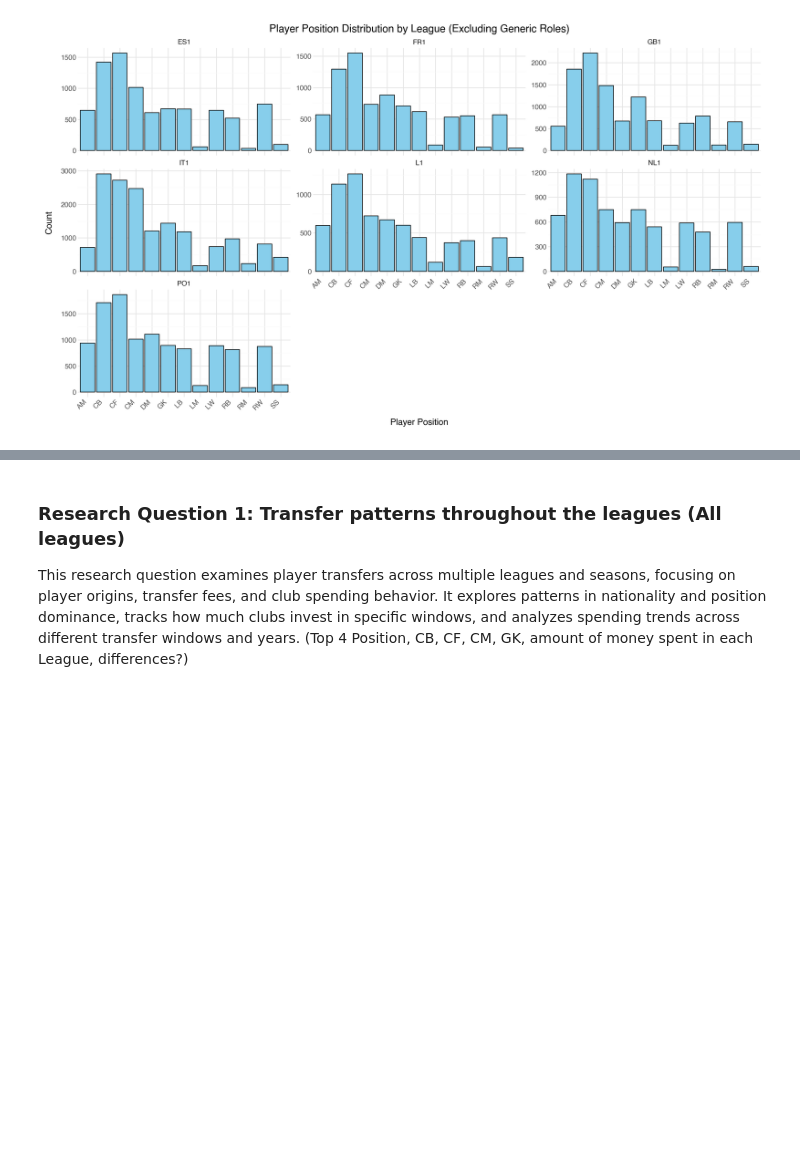
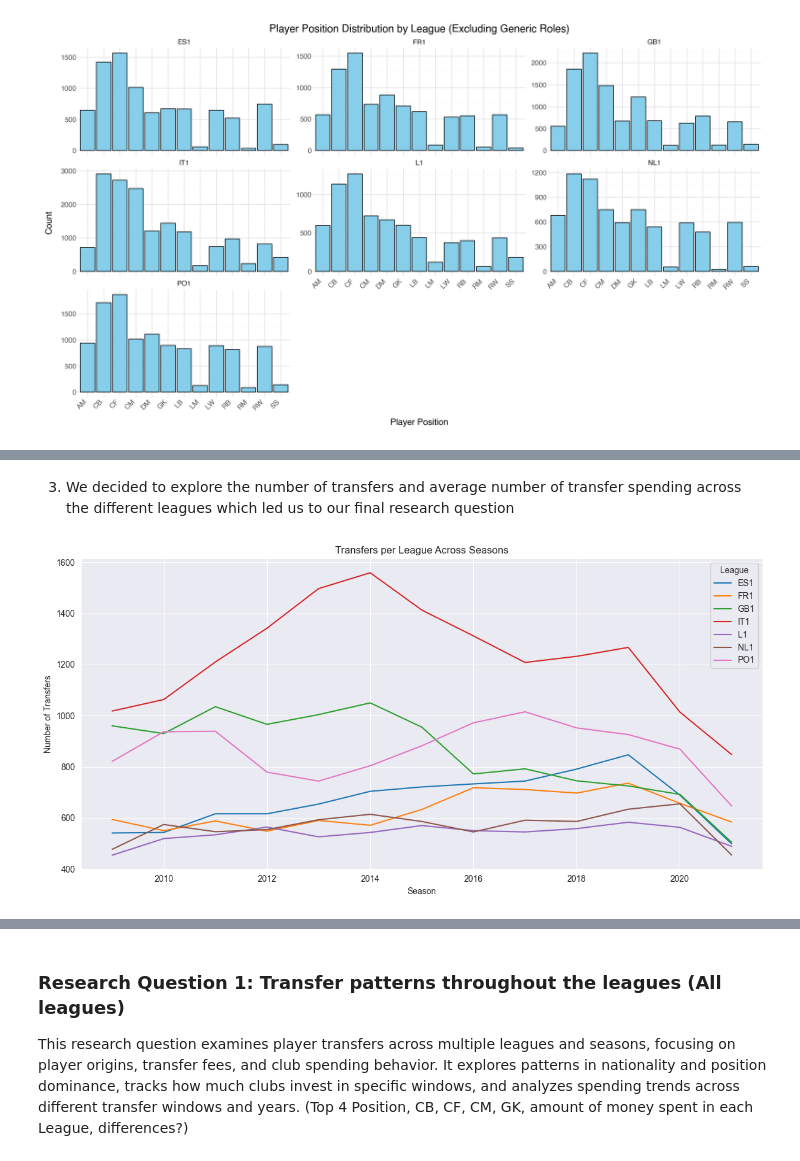
Before and after one commit to S-amuzu/CIP_G103, a Jupyter notebook: CIP.ipynb, the cells around one changed output, grey strips where cells are left out. Drawn from its saved outputs; the diff is of its cells as text; code cells hidden in the pictures; blank space fills up the shorter version.

Commit message:
research questions & exploratory Analysis updated

```diff
--- a/CIP.ipynb
+++ b/CIP.ipynb
@@ -288,7 +291,9 @@ RM      620
 Name: count, dtype: int64
 # %%
-# Drop levels that no longer exist in the data
-transfer_df.loc[:, "player_pos"] = transfer_df["player_pos"].cat.remove_unused_categories()
+# Drop levels that no longer exist in the player position column
+transfer_df["player_pos"] = pd.Categorical(
+    transfer_df["player_pos"].cat.remove_unused_categories()
+)
 transfer_df["player_pos"].value_counts()
 # %% [output]
 player_pos
@@ -509,0 +514,16 @@ p
+# %% [markdown]
+3. We decided to explore the number of transfers and average number of transfer spending across the different leagues which led us to our final research question
+# %%
+# Creating a pivot table
+pivot = transfer_df.pivot_table(index = "season", columns = "league", values = "transfer_id", aggfunc = "count", observed= False)
+
+# Plot
+pivot.plot(figsize = (12,6))
+plt.title("Transfers per League Across Seasons")
+plt.xlabel("Season")
+plt.ylabel("Number of Transfers")
+plt.legend(title = "League")
+plt.tight_layout()
+plt.show()
+# %% [output]
+[figure, added]
```
Also changed, not shown: parts of 17 cells of this notebook.
